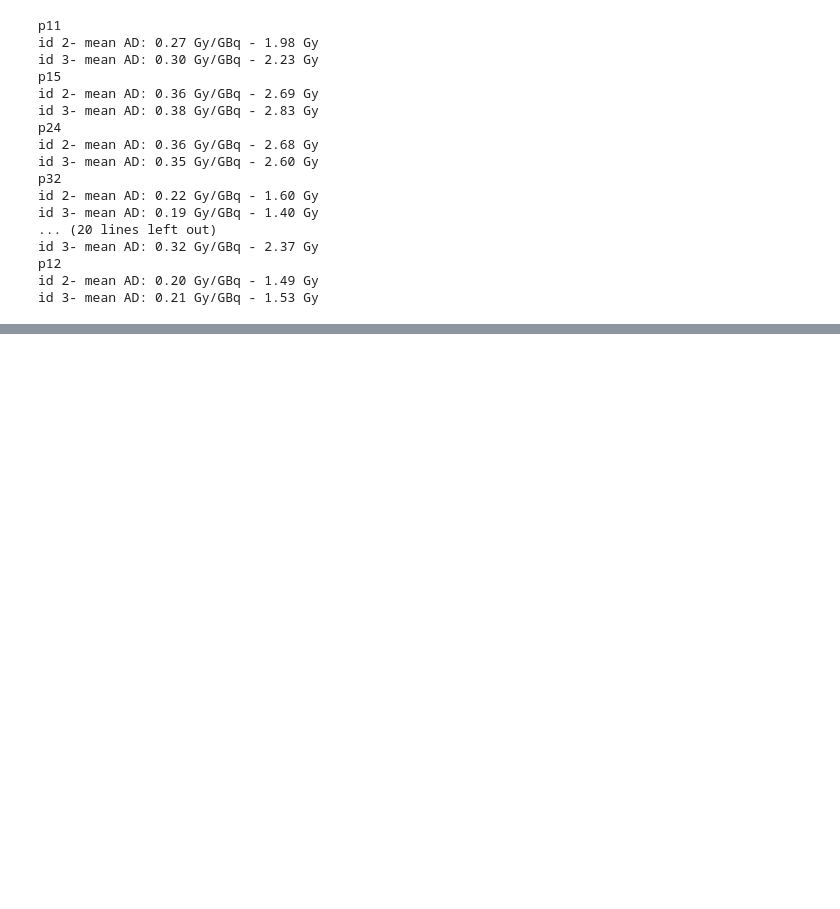
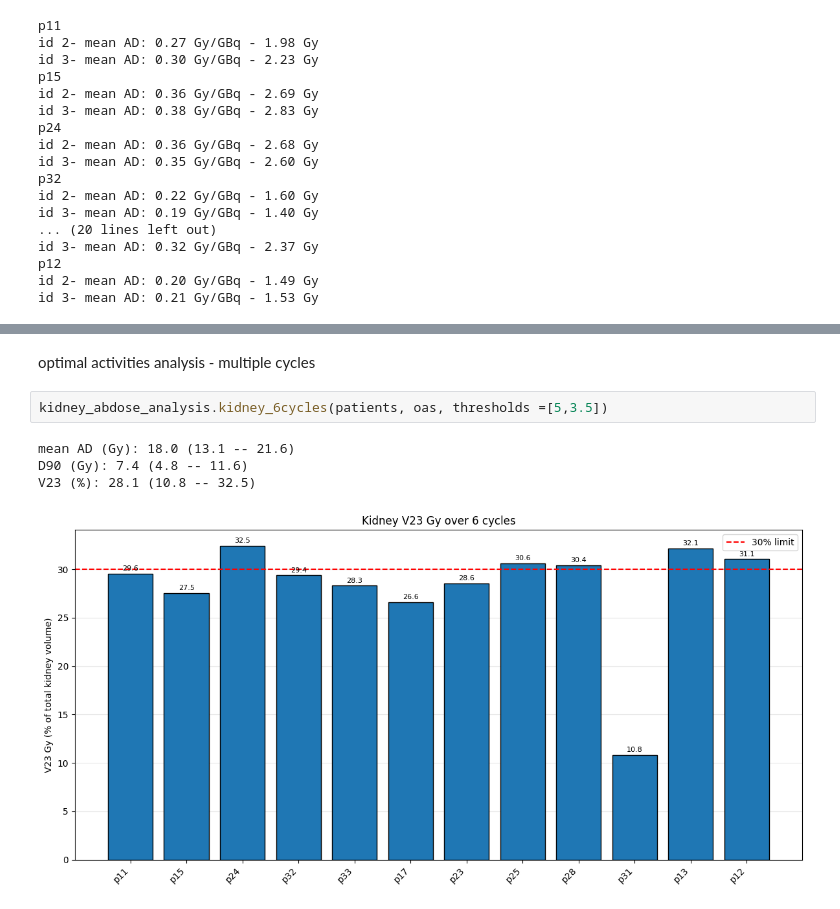
Before and after one commit to luisadias02/177lu_psma_treatment_planning, a Jupyter notebook: kidneys_analysis.ipynb, the cells around one changed output, grey strips where cells are left out. Cells and saved outputs as stored; diff of their text form; blank space fills up the shorter version.

```diff
--- a/kidneys_analysis.ipynb
+++ b/kidneys_analysis.ipynb
@@ -62,0 +66,9 @@ max AD: 4.829961024910337
+# %% [markdown]
+optimal activities analysis - multiple cycles
+# %%
+kidney_abdose_analysis.kidney_6cycles(patients, oas, thresholds =[5,3.5])
+# %% [output]
+mean AD (Gy): 18.0 (13.1 -- 21.6)
+D90 (Gy): 7.4 (4.8 -- 11.6)
+V23 (%): 28.1 (10.8 -- 32.5)
+[figure, added]
```
Also changed, not shown: parts of 6 cells of this notebook, 5 other files.
